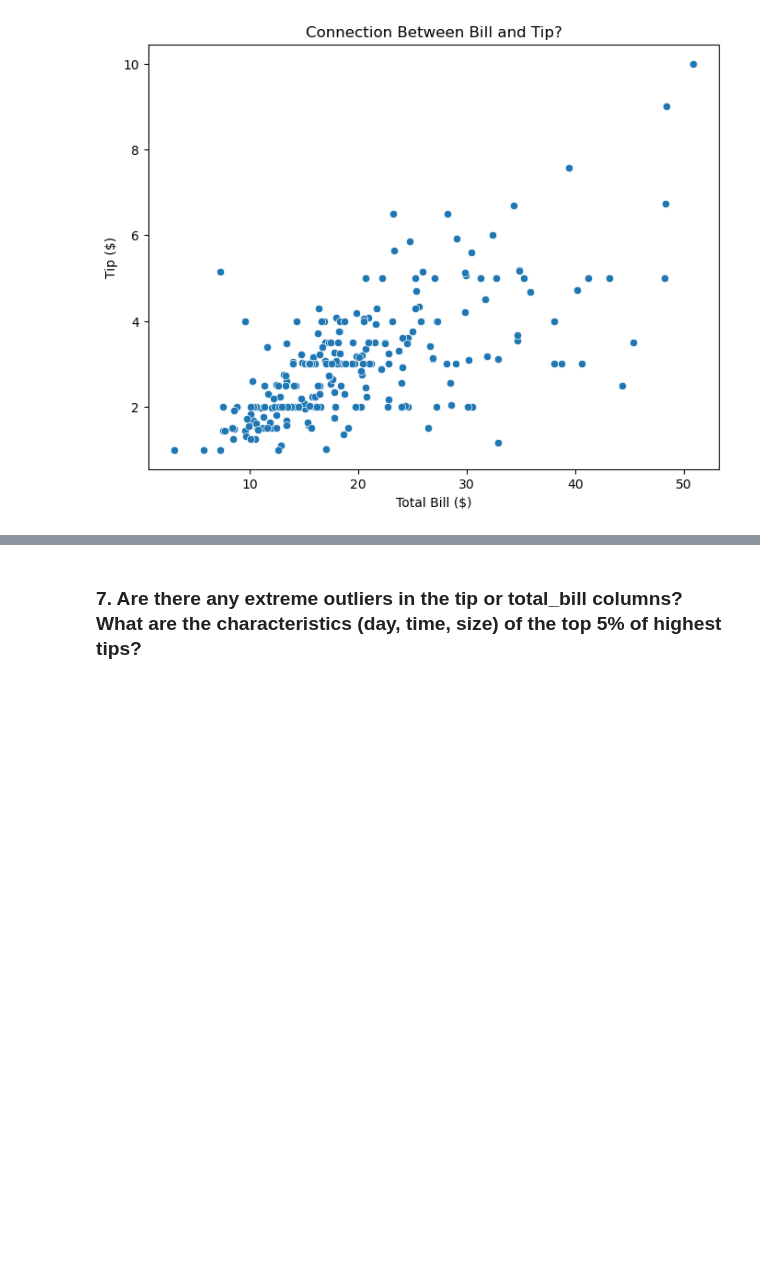
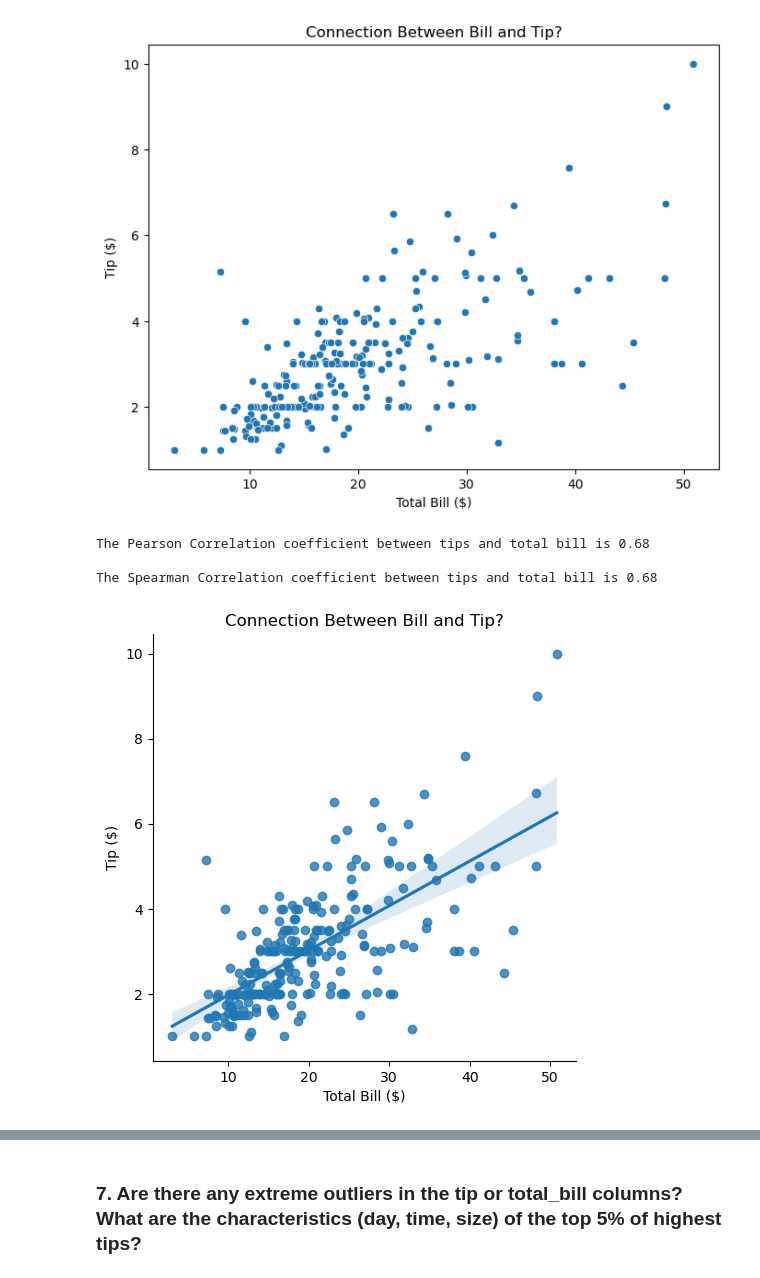
Before and after one commit to alananjungwei/Week-3-Group-Project-, a Jupyter notebook: restaurant_tips.ipynb, the cells around one changed output, grey strips where cells are left out. Cells and saved outputs as stored; diff of their text form; code cells hidden in the pictures; blank space fills up the shorter version.

```diff
--- a/restaurant_tips.ipynb
+++ b/restaurant_tips.ipynb
@@ -266,4 +266,20 @@ plt.show()
 # %% [output]
 np.float64(0.6757341092113641)
 [figure]
+# %%
+print("\nThe Pearson Correlation coefficient between tips and total bill is", round(float(df["total_bill"].corr(df["tip"], method="pearson")), 2))
+print("\nThe Spearman Correlation coefficient between tips and total bill is", round(float(df["total_bill"].corr(df["tip"], method="spearman")), 2))
+
+sns.lmplot(data=df,
+            x='total_bill',
+            y='tip')
+plt.title('Connection Between Bill and Tip?')
+plt.xlabel('Total Bill ($)')
+plt.ylabel('Tip ($)')
+plt.show()
+# %% [output]
+The Pearson Correlation coefficient between tips and total bill is 0.68
+
+The Spearman Correlation coefficient between tips and total bill is 0.68
+[figure, added]
 # %% [markdown]
```
Also changed, not shown: parts of 5 cells of this notebook, 3 other files.
